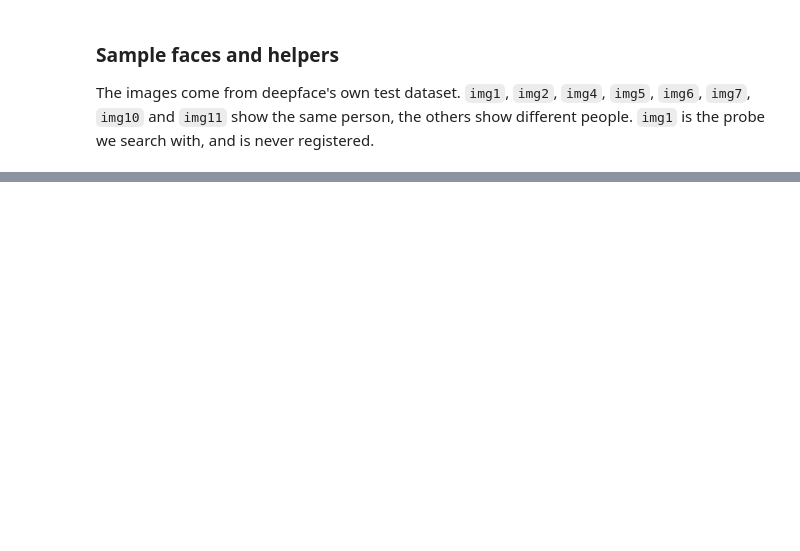
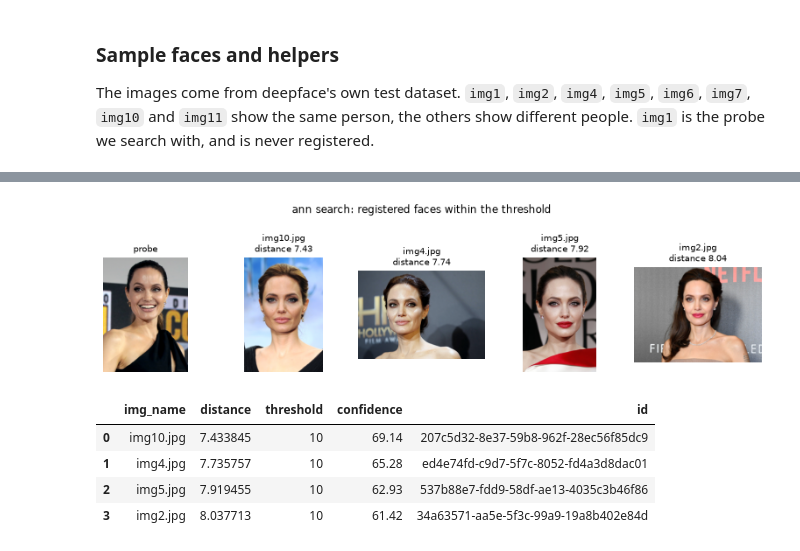
Before and after one commit to weaviate/recipes, a Jupyter notebook: integrations/data-platforms/deepface/deepface_with_weaviate.ipynb, the cells around one changed output, grey strips where cells are left out. Drawn from its saved outputs; the diff is of its cells as text; code cells hidden in the pictures; blank space fills up the shorter version.

```diff
--- a/integrations/data-platforms/deepface/deepface_with_weaviate.ipynb
+++ b/integrations/data-platforms/deepface/deepface_with_weaviate.ipynb
@@ -390,0 +214,20 @@ Stop Weaviate and delete its data with `docker compose down -v`.
+# %%
+search = {**MODEL, "distance_metric": "euclidean", "database_type": "weaviate", "connection_details": CONNECTION}
+
+exact = DeepFace.search(img=image(PROBE), search_method="exact", **search)[0]
+ann = DeepFace.search(img=image(PROBE), search_method="ann", **search)[0]
+
+assert set(names(exact)) == SAME_PERSON
+assert names(ann) == names(exact)
+assert all(abs(a - e) < 1e-4 for a, e in zip(ann["distance"], exact["distance"]))
+
+show([(image(PROBE), "probe")] + [(image(n), f"{n}\ndistance {d:.2f}") for n, d in zip(names(ann), ann["distance"])],
+     title="ann search: registered faces within the threshold")
+ann.assign(img_name=names(ann))[["img_name", "distance", "threshold", "confidence", "id"]]
+# %% [output]
+[figure, added]
+|  | img_name | distance | threshold | confidence | id |
+| 0 | img10.jpg | 7.433845 | 10 | 69.14 | 207c5d32-8e37-59b8-962f-28ec56f85dc9 |
+| 1 | img4.jpg | 7.735757 | 10 | 65.28 | ed4e74fd-c9d7-5f7c-8052-fd4a3d8dac01 |
+| 2 | img5.jpg | 7.919455 | 10 | 62.93 | 537b88e7-fdd9-58df-ae13-4035c3b46f86 |
+| 3 | img2.jpg | 8.037713 | 10 | 61.42 | 34a63571-aa5e-5f3c-99a9-19a8b402e84d |
```
Also changed, not shown: parts of 53 cells of this notebook, 2 other files.
